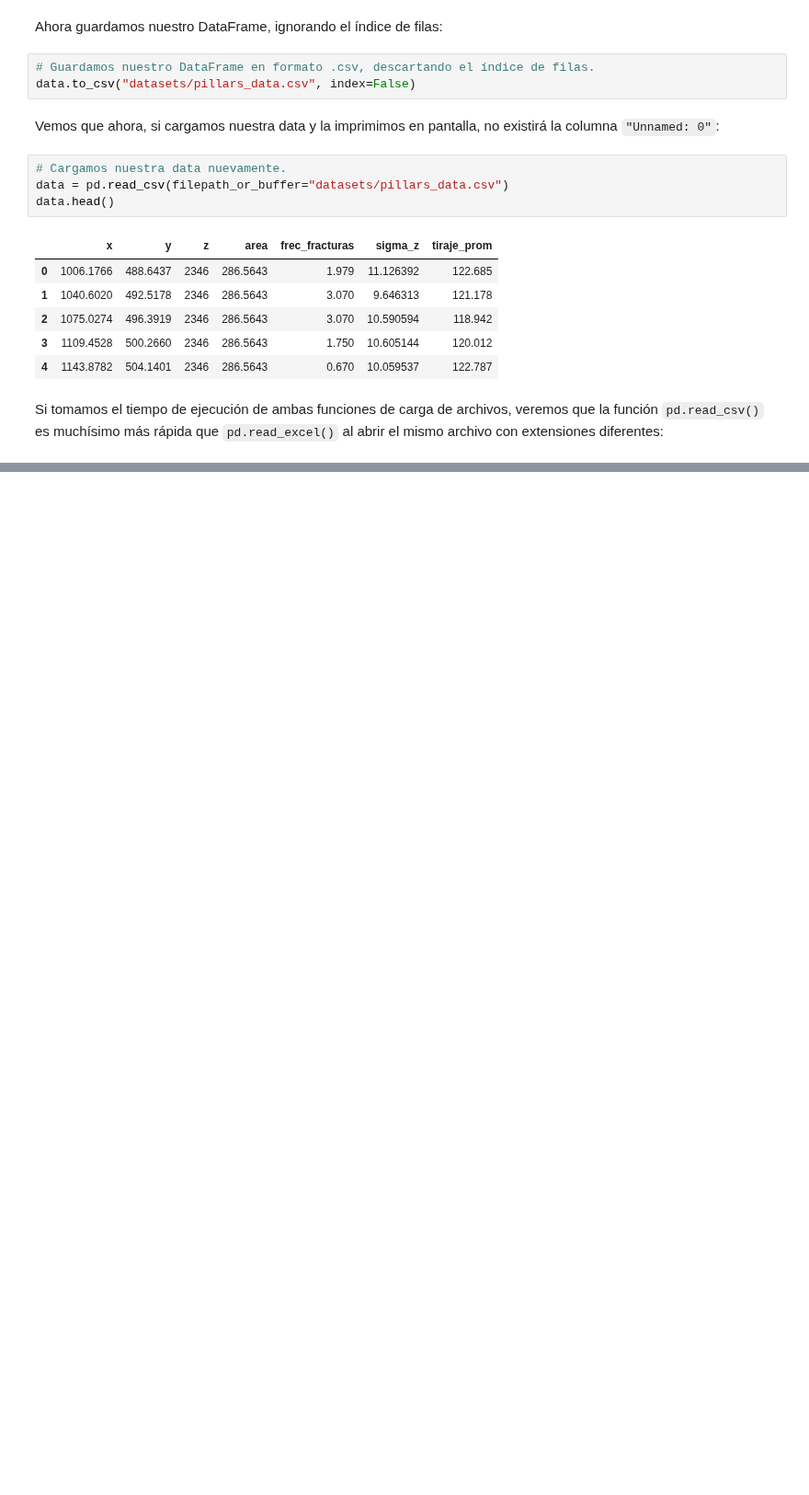
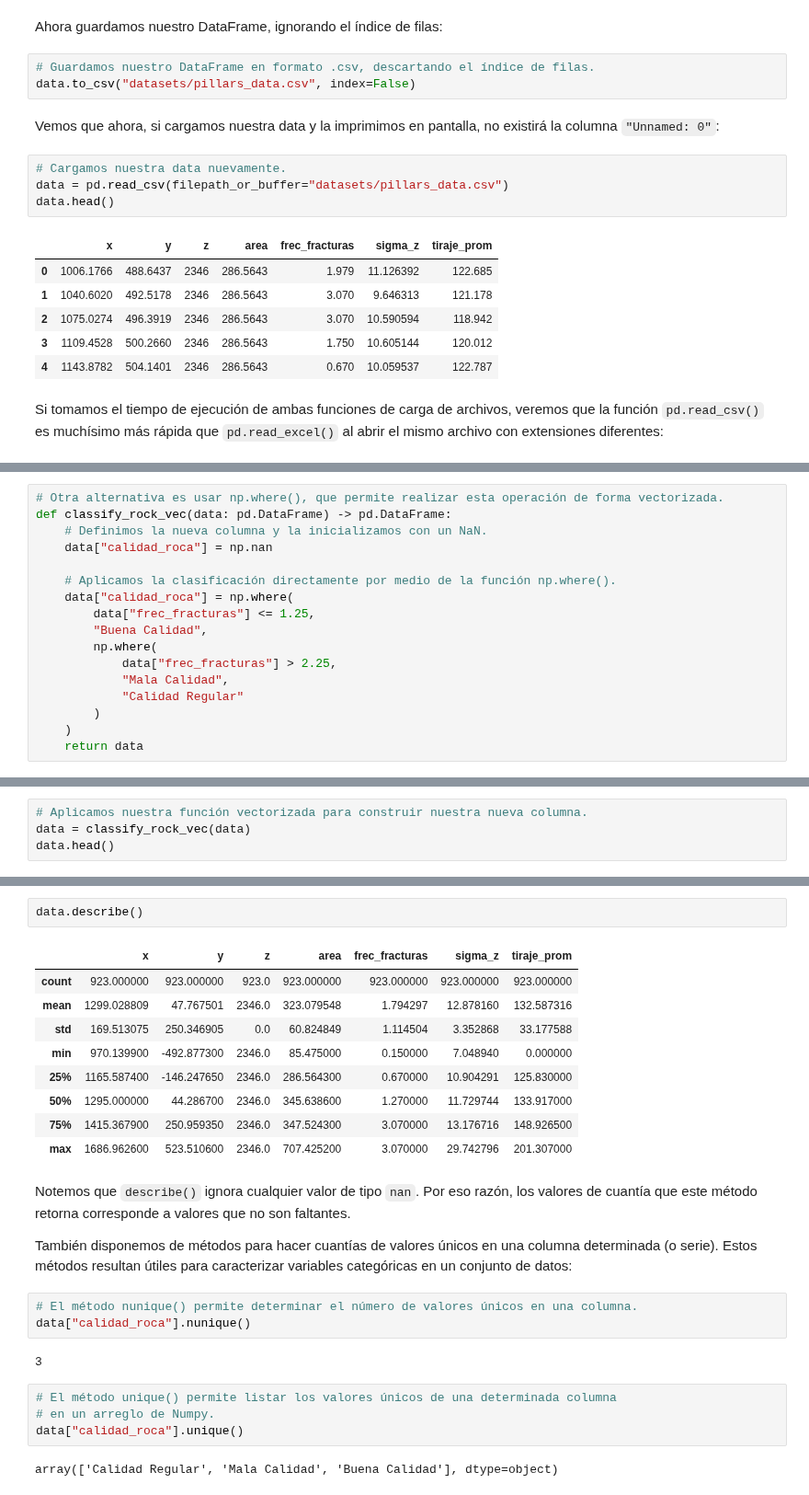
Before and after one commit to rquezadac/udd_data_analytics_lectures, a Jupyter notebook: seccion_02_pandas/clase_2_2.ipynb, the cells around one changed output, grey strips where cells are left out. Shown at 92% size. Saved outputs shown, nothing was run; the diff lists cells and outputs as text; blank space fills up the shorter version.

```diff
--- a/seccion_02_pandas/clase_2_2.ipynb
+++ b/seccion_02_pandas/clase_2_2.ipynb
@@ -105,0 +253,17 @@ Los ejes que definen la geometría de un arreglo se ilustran en el siguiente blo
+# %%
+# Otra alternativa es usar np.where(), que permite realizar esta operación de forma vectorizada.
+def classify_rock_vec(data: pd.DataFrame) -> pd.DataFrame:
+    # Definimos la nueva columna y la inicializamos con un NaN.
+    data["calidad_roca"] = np.nan
+
+    # Aplicamos la clasificación directamente por medio de la función np.where().
+    data["calidad_roca"] = np.where(
+        data["frec_fracturas"] <= 1.25,
+        "Buena Calidad",
+        np.where(
+            data["frec_fracturas"] > 2.25,
+            "Mala Calidad",
+            "Calidad Regular"
+        )
+    )
+    return data
@@ -105,0 +280,4 @@ Los ejes que definen la geometría de un arreglo se ilustran en el siguiente blo
+# %%
+# Aplicamos nuestra función vectorizada para construir nuestra nueva columna.
+data = classify_rock_vec(data)
+data.head()
@@ -105,0 +375,27 @@ Los ejes que definen la geometría de un arreglo se ilustran en el siguiente blo
+# %%
+data.describe()
+# %% [output]
+|  | x | y | z | area | frec_fracturas | sigma_z | tiraje_prom |
+| count | 923.000000 | 923.000000 | 923.0 | 923.000000 | 923.000000 | 923.000000 | 923.000000 |
+| mean | 1299.028809 | 47.767501 | 2346.0 | 323.079548 | 1.794297 | 12.878160 | 132.587316 |
+| std | 169.513075 | 250.346905 | 0.0 | 60.824849 | 1.114504 | 3.352868 | 33.177588 |
+| min | 970.139900 | -492.877300 | 2346.0 | 85.475000 | 0.150000 | 7.048940 | 0.000000 |
+| 25% | 1165.587400 | -146.247650 | 2346.0 | 286.564300 | 0.670000 | 10.904291 | 125.830000 |
+| 50% | 1295.000000 | 44.286700 | 2346.0 | 345.638600 | 1.270000 | 11.729744 | 133.917000 |
+| 75% | 1415.367900 | 250.959350 | 2346.0 | 347.524300 | 3.070000 | 13.176716 | 148.926500 |
+| max | 1686.962600 | 523.510600 | 2346.0 | 707.425200 | 3.070000 | 29.742796 | 201.307000 |
+# %% [markdown]
+Notemos que `describe()` ignora cualquier valor de tipo `nan`. Por eso razón, los valores de cuantía que este método retorna corresponde a valores que no son faltantes.
+
+También disponemos de métodos para hacer cuantías de valores únicos en una columna determinada (o serie). Estos métodos resultan útiles para caracterizar variables categóricas en un conjunto de datos:
+# %%
+# El método nunique() permite determinar el número de valores únicos en una columna.
+data["calidad_roca"].nunique()
+# %% [output]
+3
+# %%
+# El método unique() permite listar los valores únicos de una determinada columna
+# en un arreglo de Numpy.
+data["calidad_roca"].unique()
+# %% [output]
+array(['Calidad Regular', 'Mala Calidad', 'Buena Calidad'], dtype=object)
```
Also changed, not shown: parts of 120 cells of this notebook.
